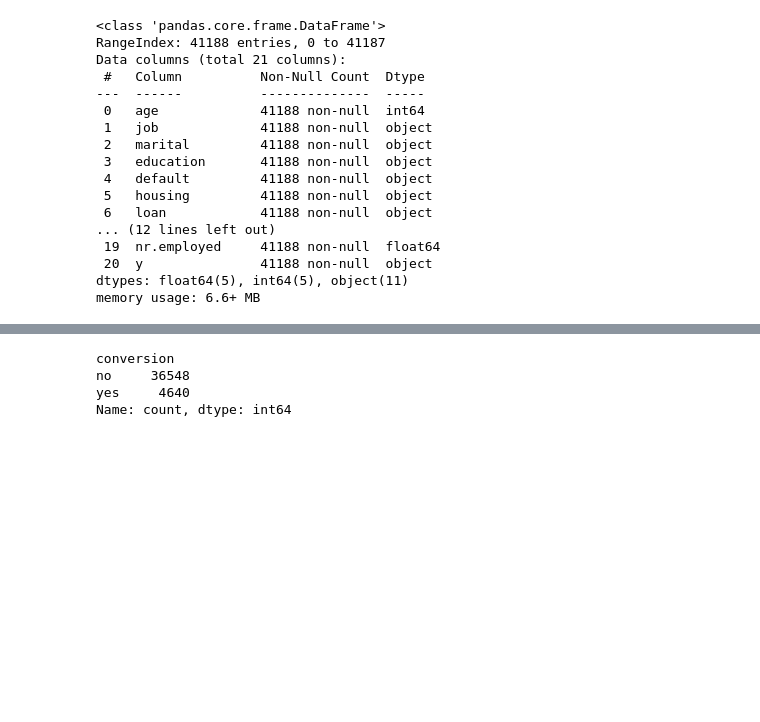
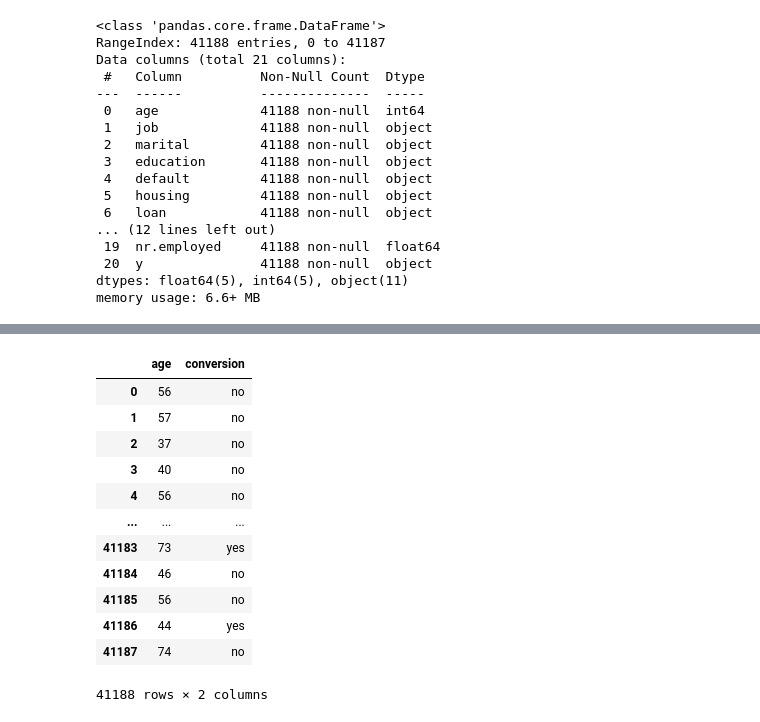
Before and after one commit to peterkchung/lead-scoring-basic, a Jupyter notebook: lead_scoring_0.1.ipynb, the cells around one changed output, grey strips where cells are left out. Cells and saved outputs as stored; diff of their text form; code cells hidden in the pictures; blank space fills up the shorter version.

```diff
--- a/lead_scoring_0.1.ipynb
+++ b/lead_scoring_0.1.ipynb
@@ -51,7 +109,16 @@ df.rename(columns={'y' : 'conversion'}, inplace=True)
 # %%
-df['conversion'].value_counts()
+df[['age', 'conversion']]
 # %% [output]
+|  | age | conversion |
+| 0 | 56 | no |
+| 1 | 57 | no |
+| 2 | 37 | no |
+| 3 | 40 | no |
+| 4 | 56 | no |
+| ... | ... | ... |
+| 41183 | 73 | yes |
+| 41184 | 46 | no |
+| 41185 | 56 | no |
+| 41186 | 44 | yes |
+| 41187 | 74 | no |
-conversion
-no     36548
-yes     4640
-Name: count, dtype: int64
+41188 rows × 2 columns
```
Also changed, not shown: parts of 12 cells of this notebook, 6 other files.
